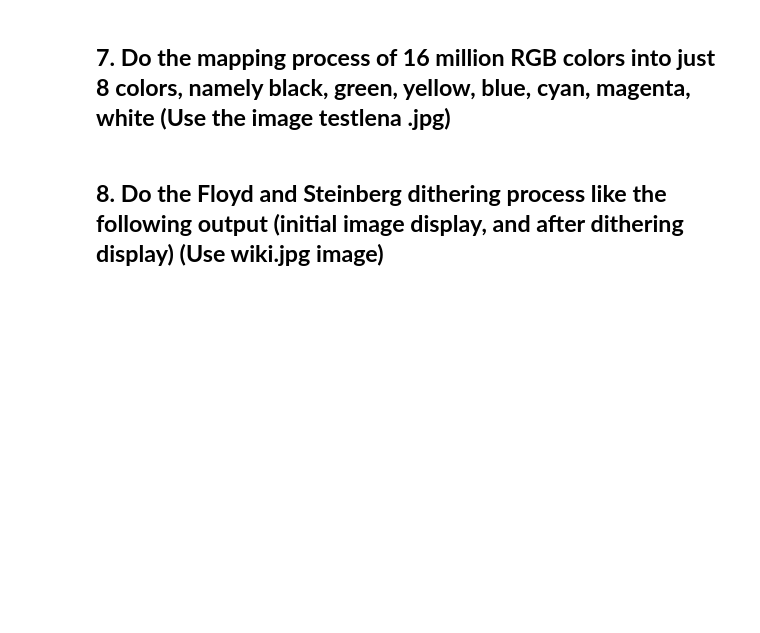
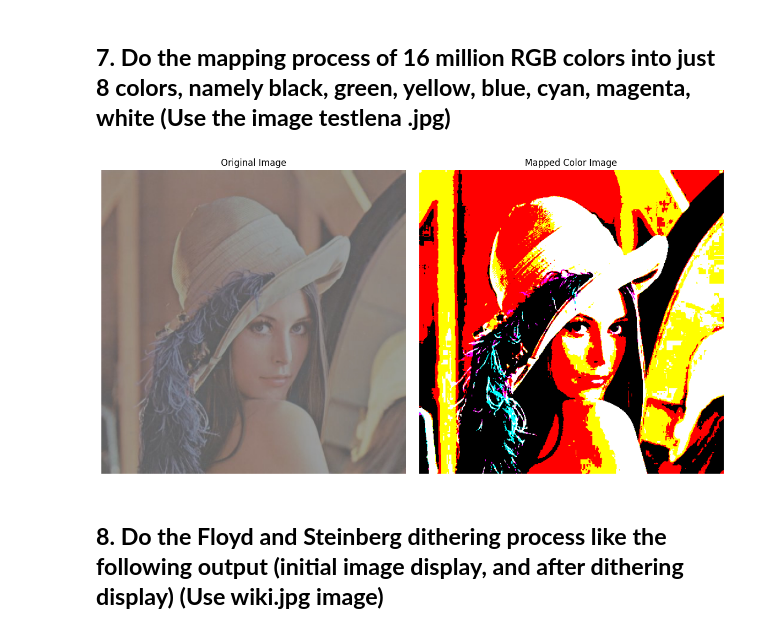
Before and after one commit to frcaulia/dicv_odd_2023, a Jupyter notebook: Week6.ipynb, the cells around one changed output. Cells and saved outputs as stored; diff of their text form; code cells hidden in the pictures; blank space fills up the shorter version.

```diff
--- a/Week6.ipynb
+++ b/Week6.ipynb
@@ -288,4 +234,53 @@ plt.show()
 # %% [markdown]
 ## **7. Do the mapping process of 16 million RGB colors into just 8 colors, namely black, green, yellow, blue, cyan, magenta, white  (Use the image testlena .jpg)**
+# %%
+import cv2
+import numpy as np
+import matplotlib.pyplot as plt
+
+# Color palette
+colors = {
+    "Black": (0, 0, 0),
+    "Green": (0, 255, 0),
+    "Yellow": (255, 255, 0),
+    "Blue": (0, 0, 255),
+    "Cyan": (0, 255, 255),
+    "Magenta": (255, 0, 255),
+    "White": (255, 255, 255)
+}
+
+# Function to map a pixel to the nearest color
+def map_to_nearest_color(pixel):
+    min_dist = float('inf')
+    nearest_color = None
+    for color_name, color_value in colors.items():
+        dist = np.linalg.norm(np.array(pixel) - np.array(color_value))
+        if dist < min_dist:
+            min_dist = dist
+            nearest_color = color_name
+    return colors[nearest_color]
+
+# Load the image
+image_path = '/content/drive/MyDrive/Images/lena_lc.jpg'
+image = cv2.imread(image_path)
+
+# Create a copy of the image and apply color mapping
+mapped_image = np.apply_along_axis(map_to_nearest_color, -1, image)
+
+# Convert the mapped image to the appropriate data type (8-bit, 3 channels)
+mapped_image_uint8 = mapped_image.astype(np.uint8)
+
+# Display the original and mapped images side by side
+fig, axes = plt.subplots(1, 2, figsize=(12, 6))
+axes[0].imshow(cv2.cvtColor(image, cv2.COLOR_BGR2RGB))
+axes[0].set_title("Original Image")
+axes[0].axis('off')
+axes[1].imshow(cv2.cvtColor(mapped_image_uint8, cv2.COLOR_BGR2RGB))
+axes[1].set_title("Mapped Color Image")
+axes[1].axis('off')
+plt.tight_layout()
+plt.show()
+# %% [output]
+[figure, added]
 # %% [markdown]
 ## **8. Do the Floyd and Steinberg dithering process like the following output (initial image  display, and after dithering display) (Use wiki.jpg image)**
```
Also changed, not shown: parts of 2 cells of this notebook.
